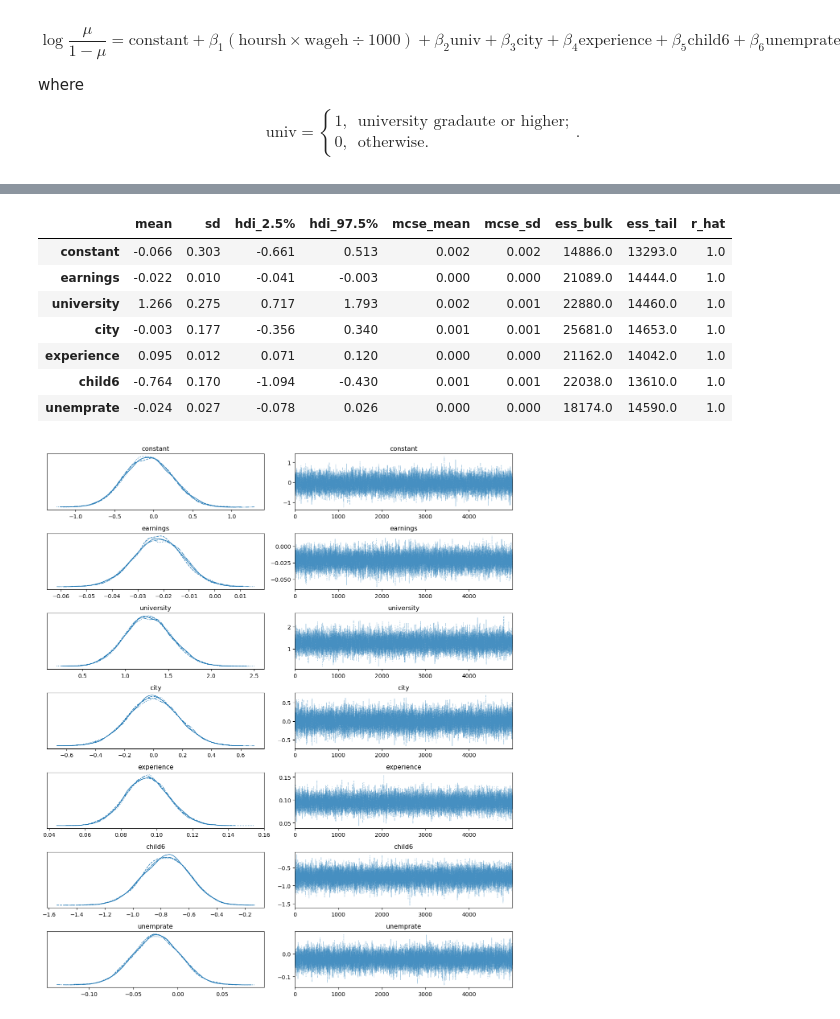
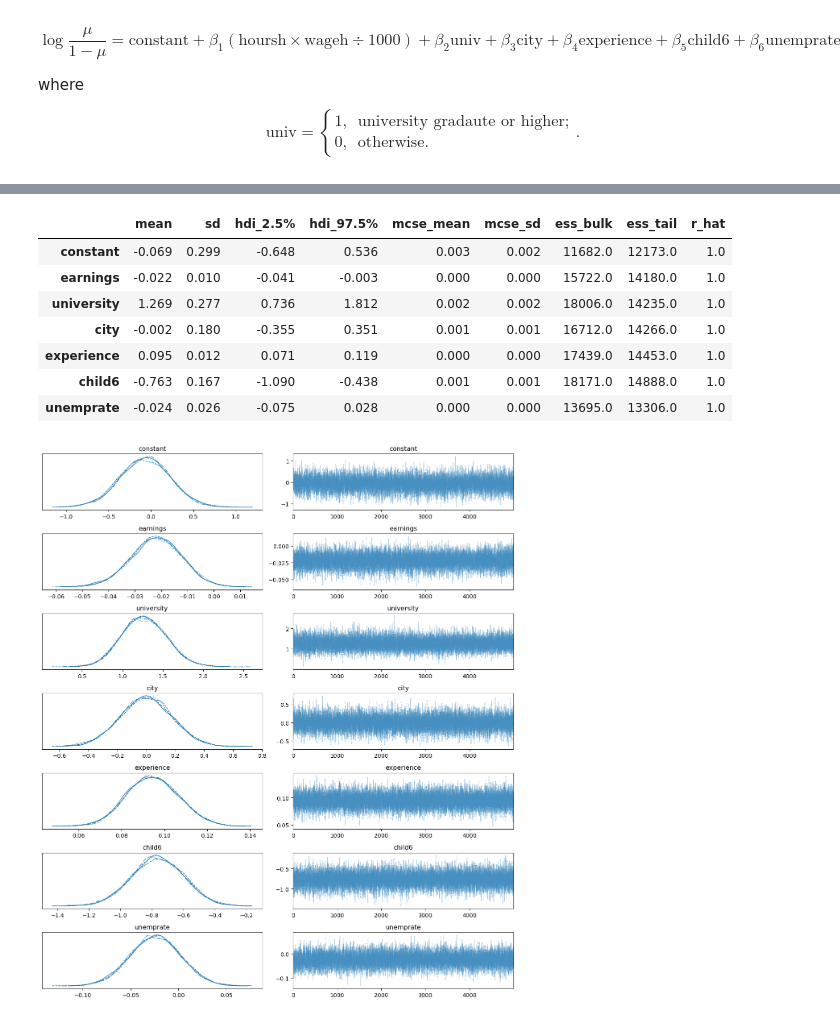
Before and after one commit to nakatsuma/probability_and_statistics, a Jupyter notebook: notebook-a/labor_participation.ipynb, the cells around one changed output, grey strips where cells are left out. Drawn from its saved outputs; the diff is of its cells as text; code cells hidden in the pictures.

```diff
--- a/notebook-a/labor_participation.ipynb
+++ b/notebook-a/labor_participation.ipynb
@@ -83,8 +84,8 @@ n_draws = 5000
 n_chains = 4
 n_tune = 1000
 with logit_model:
-    trace = pm.sample(draws=n_draws, chains=n_chains, tune=n_tune, random_seed=123)
+    trace = pm.sample(draws=n_draws, chains=n_chains, tune=n_tune, target_accept=0.9, random_seed=123, nuts_sampler='numpyro', progressbar=False)
 results = pm.summary(trace, hdi_prob=0.95)
 results.index = var_names
-sim_param = dict([(var, trace.posterior['b'].values[:, :, index]) for index, var in enumerate(var_names)])
+sim_param = dict([(var, trace.posterior['b'].to_numpy()[:, :, index]) for index, var in enumerate(var_names)])
 # %% [output]
@@ -98,17 +99,17 @@ Sampling 4 chains for 1_000 tune and 5_000 draw iterations (4_000 + 20_000 draws
 display(results)
 # %% [output]
 |  | mean | sd | hdi_2.5% | hdi_97.5% | mcse_mean | mcse_sd | ess_bulk | ess_tail | r_hat |
-| constant | -0.066 | 0.303 | -0.661 | 0.513 | 0.002 | 0.002 | 14886.0 | 13293.0 | 1.0 |
-| earnings | -0.022 | 0.010 | -0.041 | -0.003 | 0.000 | 0.000 | 21089.0 | 14444.0 | 1.0 |
-| university | 1.266 | 0.275 | 0.717 | 1.793 | 0.002 | 0.001 | 22880.0 | 14460.0 | 1.0 |
-| city | -0.003 | 0.177 | -0.356 | 0.340 | 0.001 | 0.001 | 25681.0 | 14653.0 | 1.0 |
-| experience | 0.095 | 0.012 | 0.071 | 0.120 | 0.000 | 0.000 | 21162.0 | 14042.0 | 1.0 |
-| child6 | -0.764 | 0.170 | -1.094 | -0.430 | 0.001 | 0.001 | 22038.0 | 13610.0 | 1.0 |
-| unemprate | -0.024 | 0.027 | -0.078 | 0.026 | 0.000 | 0.000 | 18174.0 | 14590.0 | 1.0 |
+| constant | -0.069 | 0.299 | -0.648 | 0.536 | 0.003 | 0.002 | 11682.0 | 12173.0 | 1.0 |
+| earnings | -0.022 | 0.010 | -0.041 | -0.003 | 0.000 | 0.000 | 15722.0 | 14180.0 | 1.0 |
+| university | 1.269 | 0.277 | 0.736 | 1.812 | 0.002 | 0.002 | 18006.0 | 14235.0 | 1.0 |
+| city | -0.002 | 0.180 | -0.355 | 0.351 | 0.001 | 0.001 | 16712.0 | 14266.0 | 1.0 |
+| experience | 0.095 | 0.012 | 0.071 | 0.119 | 0.000 | 0.000 | 17439.0 | 14453.0 | 1.0 |
+| child6 | -0.763 | 0.167 | -1.090 | -0.438 | 0.001 | 0.001 | 18171.0 | 14888.0 | 1.0 |
+| unemprate | -0.024 | 0.026 | -0.075 | 0.028 | 0.000 | 0.000 | 13695.0 | 13306.0 | 1.0 |
 # %%
-pm.plot_trace(sim_param)
+az.plot_trace(sim_param)
 plt.tight_layout()
 plt.show()
 # %% [output]
-[figure, old version]
+[figure, new version]
 # %%
```
Also changed, not shown: parts of 4 cells of this notebook, 14 other files.
